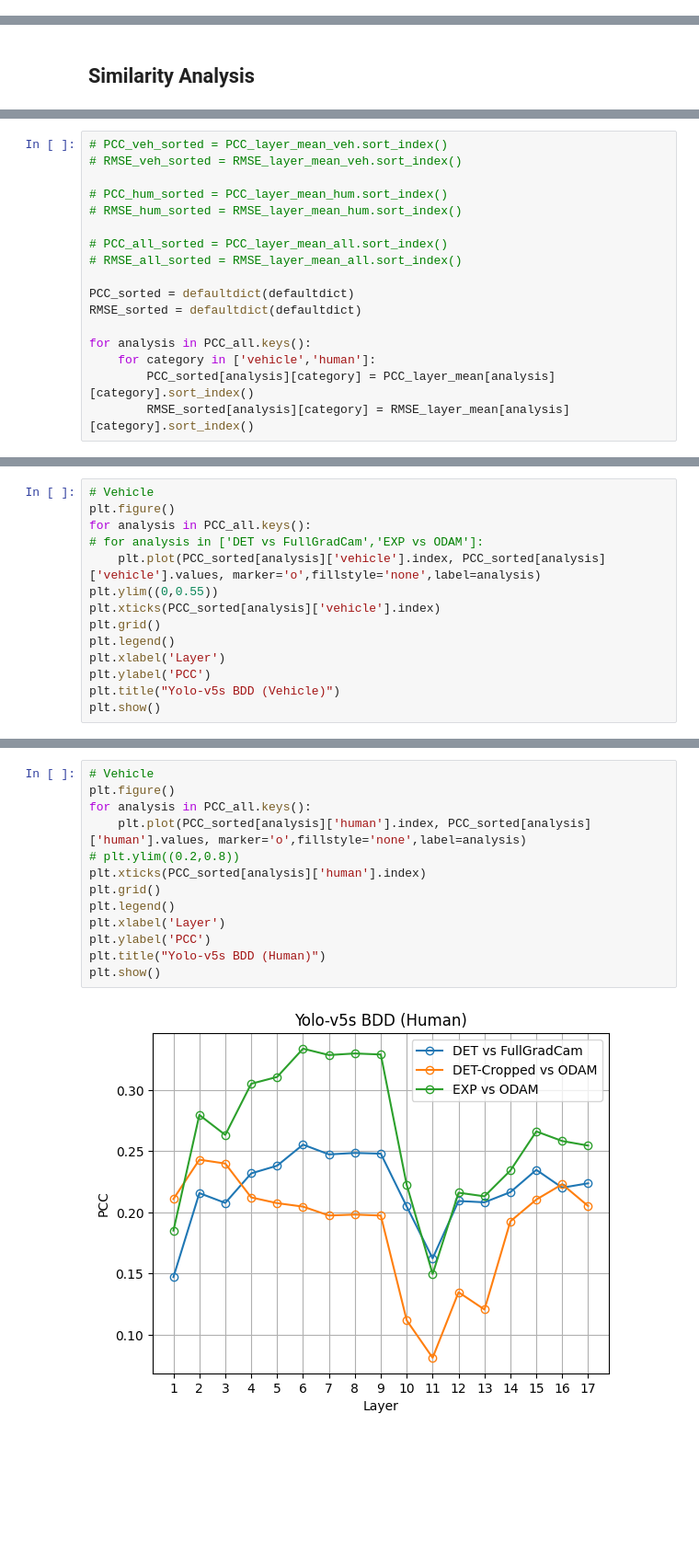
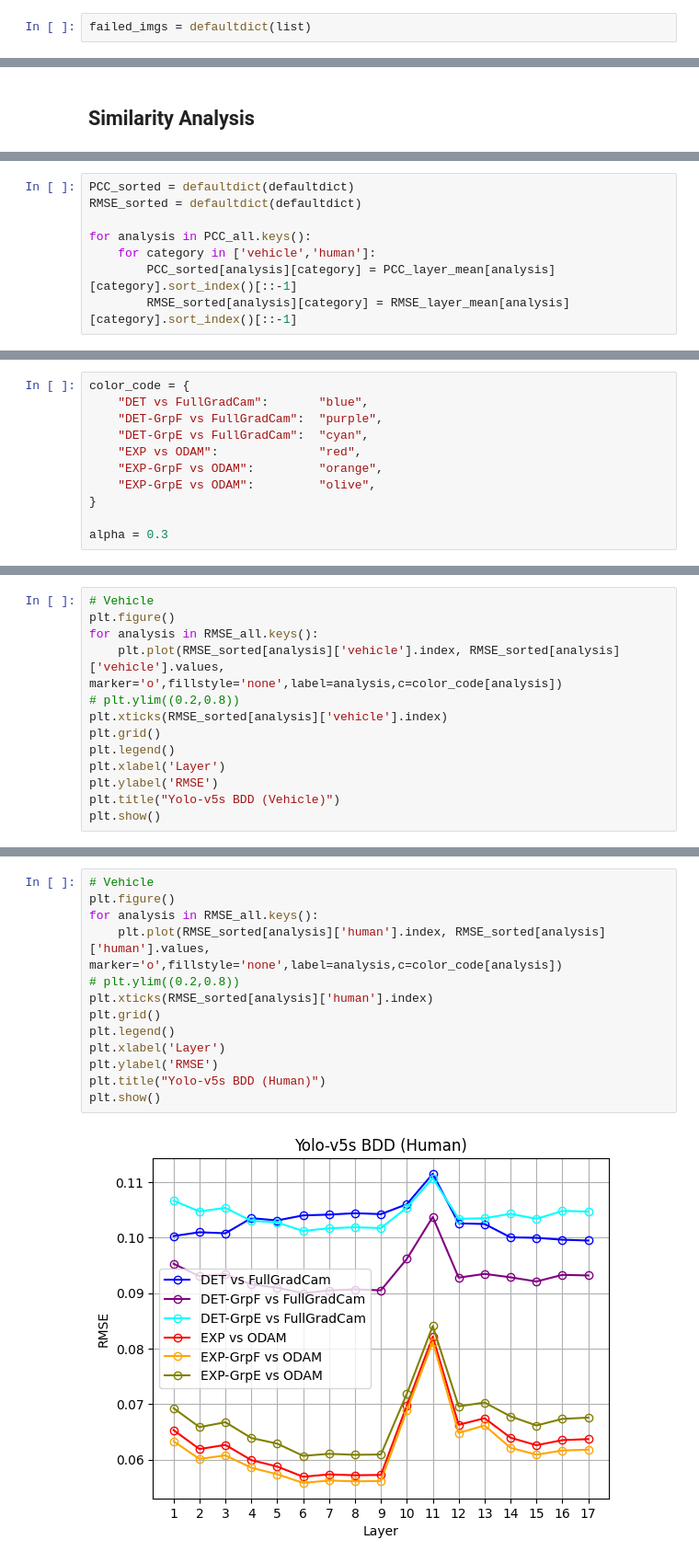
Before and after one commit to shaderein/xai, a Jupyter notebook: scripts/layer_similarity_analysis.ipynb, the cells around one changed output, grey strips where cells are left out. Shown at 92% size. Saved outputs shown, nothing was run; the diff lists cells and outputs as text; blank space fills up the shorter version.

Commit message:
[analysis] fining change point

```diff
--- a/scripts/layer_similarity_analysis.ipynb
+++ b/scripts/layer_similarity_analysis.ipynb
@@ -53,3 +101,5 @@ dict_keys(['1007', '100', '1023', '1026', '1028', '1031', '1041', '1043', '1047'
+# %%
+failed_imgs = defaultdict(list)
 # %%
 xai_saliency_path = {
     "FullGradCAM":{
@@ -161,17 +443,8 @@ for analysis in PCC_all.keys():
 # %%
-# PCC_veh_sorted = PCC_layer_mean_veh.sort_index()
-# RMSE_veh_sorted = RMSE_layer_mean_veh.sort_index()
-
-# PCC_hum_sorted = PCC_layer_mean_hum.sort_index()
-# RMSE_hum_sorted = RMSE_layer_mean_hum.sort_index()
-
-# PCC_all_sorted = PCC_layer_mean_all.sort_index()
-# RMSE_all_sorted = RMSE_layer_mean_all.sort_index()
-
 PCC_sorted = defaultdict(defaultdict)
 RMSE_sorted = defaultdict(defaultdict)
 
 for analysis in PCC_all.keys():
     for category in ['vehicle','human']:
-        PCC_sorted[analysis][category] = PCC_layer_mean[analysis][category].sort_index()
-        RMSE_sorted[analysis][category] = RMSE_layer_mean[analysis][category].sort_index()
+        PCC_sorted[analysis][category] = PCC_layer_mean[analysis][category].sort_index()[::-1]
+        RMSE_sorted[analysis][category] = RMSE_layer_mean[analysis][category].sort_index()[::-1]
@@ -177,0 +487,11 @@ for analysis in PCC_all.keys():
+# %%
+color_code = {
+    "DET vs FullGradCam":       "blue",
+    "DET-GrpF vs FullGradCam":  "purple",
+    "DET-GrpE vs FullGradCam":  "cyan",
+    "EXP vs ODAM":              "red",
+    "EXP-GrpF vs ODAM":         "orange",
+    "EXP-GrpE vs ODAM":         "olive",
+}
+
+alpha = 0.3
@@ -178,15 +591,14 @@ for analysis in PCC_all.keys():
 # %%
 # Vehicle
 plt.figure()
-for analysis in PCC_all.keys():
-# for analysis in ['DET vs FullGradCam','EXP vs ODAM']:
-    plt.plot(PCC_sorted[analysis]['vehicle'].index, PCC_sorted[analysis]['vehicle'].values, marker='o',fillstyle='none',label=analysis)
-plt.ylim((0,0.55))
-plt.xticks(PCC_sorted[analysis]['vehicle'].index)
+for analysis in RMSE_all.keys():
+    plt.plot(RMSE_sorted[analysis]['vehicle'].index, RMSE_sorted[analysis]['vehicle'].values, marker='o',fillstyle='none',label=analysis,c=color_code[analysis])
+# plt.ylim((0.2,0.8))
+plt.xticks(RMSE_sorted[analysis]['vehicle'].index)
 plt.grid()
 plt.legend()
 plt.xlabel('Layer')
-plt.ylabel('PCC')
+plt.ylabel('RMSE')
 plt.title("Yolo-v5s BDD (Vehicle)")
 plt.show()
 # %% [output]
@@ -194,15 +606,15 @@ plt.show()
 # %%
 # Vehicle
 plt.figure()
-for analysis in PCC_all.keys():
-    plt.plot(PCC_sorted[analysis]['human'].index, PCC_sorted[analysis]['human'].values, marker='o',fillstyle='none',label=analysis)
+for analysis in RMSE_all.keys():
+    plt.plot(RMSE_sorted[analysis]['human'].index, RMSE_sorted[analysis]['human'].values, marker='o',fillstyle='none',label=analysis,c=color_code[analysis])
 # plt.ylim((0.2,0.8))
-plt.xticks(PCC_sorted[analysis]['human'].index)
+plt.xticks(RMSE_sorted[analysis]['human'].index)
 plt.grid()
 plt.legend()
 plt.xlabel('Layer')
-plt.ylabel('PCC')
+plt.ylabel('RMSE')
 plt.title("Yolo-v5s BDD (Human)")
 plt.show()
 # %% [output]
-[figure, old version]
+[figure, new version]
```
Also changed, not shown: parts of 33 cells of this notebook, 2 other files.
